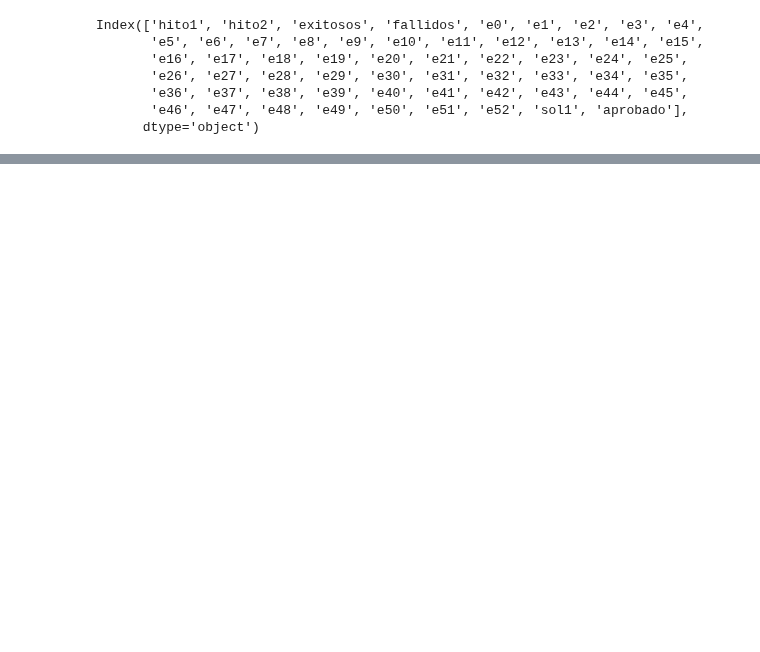
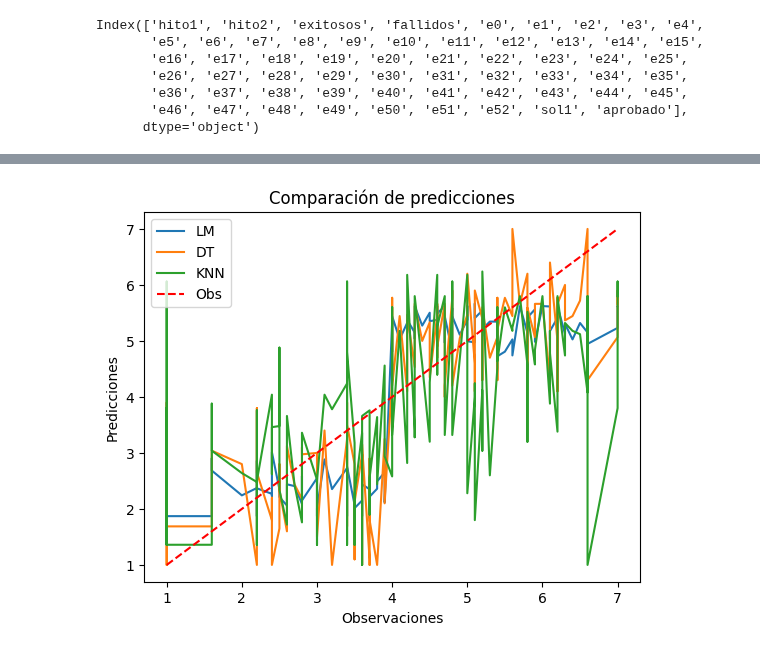
Before and after one commit to tonporaqui/tesis, a Jupyter notebook: jupyter_notebook/notebooks/compara_algoritmos.ipynb, the cells around one changed output, grey strips where cells are left out. Cells and saved outputs as stored; diff of their text form; code cells hidden in the pictures; blank space fills up the shorter version.

```diff
--- a/jupyter_notebook/notebooks/compara_algoritmos.ipynb
+++ b/jupyter_notebook/notebooks/compara_algoritmos.ipynb
@@ -181,0 +348,13 @@ plt.show()
+# %%
+# Gráfico comparativo de predicciones
+plt.plot(dat_test["sol1"], pred_lm, label="LM")
+plt.plot(dat_test["sol1"], pred_dt, label="DT")
+plt.plot(dat_test["sol1"], pred_knn, label="KNN")
+plt.plot(dat_test["sol1"], dat_test["sol1"], linestyle="dashed", color="red", label="Obs")
+plt.xlabel("Observaciones")
+plt.ylabel("Predicciones")
+plt.legend()
+plt.title("Comparación de predicciones")
+plt.show()
+# %% [output]
+[figure, added]
```
Also changed, not shown: parts of 12 cells of this notebook.
